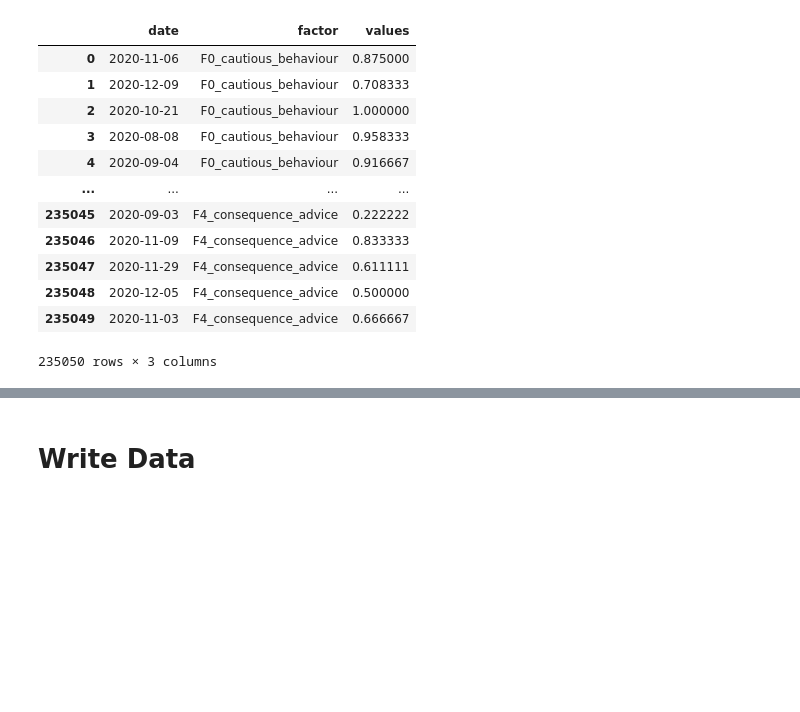
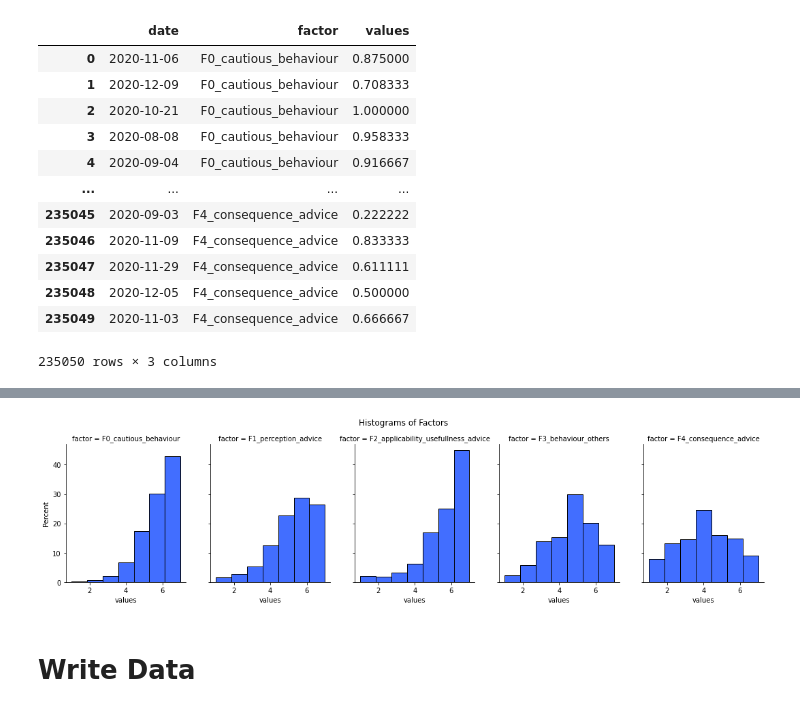
Before and after one commit to anuarsantoyo/master-thesis, a Jupyter notebook: preprocessing/FactorAnalysis.ipynb, the cells around one changed output, grey strips where cells are left out. Saved outputs shown, nothing was run; the diff lists cells and outputs as text; code cells hidden in the pictures; blank space fills up the shorter version.

```diff
--- a/preprocessing/FactorAnalysis.ipynb
+++ b/preprocessing/FactorAnalysis.ipynb
@@ -458,0 +477,3 @@ plt.show()
+# %%
+df_kde = df_fa_write[subset_drop].melt('date', var_name='factor', value_name='values')
+df_kde['values'] = df_kde['values'] * 6 + 1
@@ -459,3 +492,11 @@ plt.show()
+# %%
+g = sns.FacetGrid(df_kde, col="factor", height=4, aspect=0.75)
+g.map(sns.histplot, "values", stat='percent', bins=7, color=sns.color_palette("bright", 1)[0])
+g.fig.subplots_adjust(top=0.85)
+g.fig.suptitle('Histograms of Factors')
+g.fig.savefig("images/factor_values_histplot.png")
+# %% [output]
+[figure, added]
 # %%
 sns.distplot(target_0[['sepal length (cm)']], hist=False, rug=True)
 sns.distplot(target_1[['sepal length (cm)']], hist=False, rug=True)
```
Also changed, not shown: parts of 11 cells of this notebook, 3 other files.
